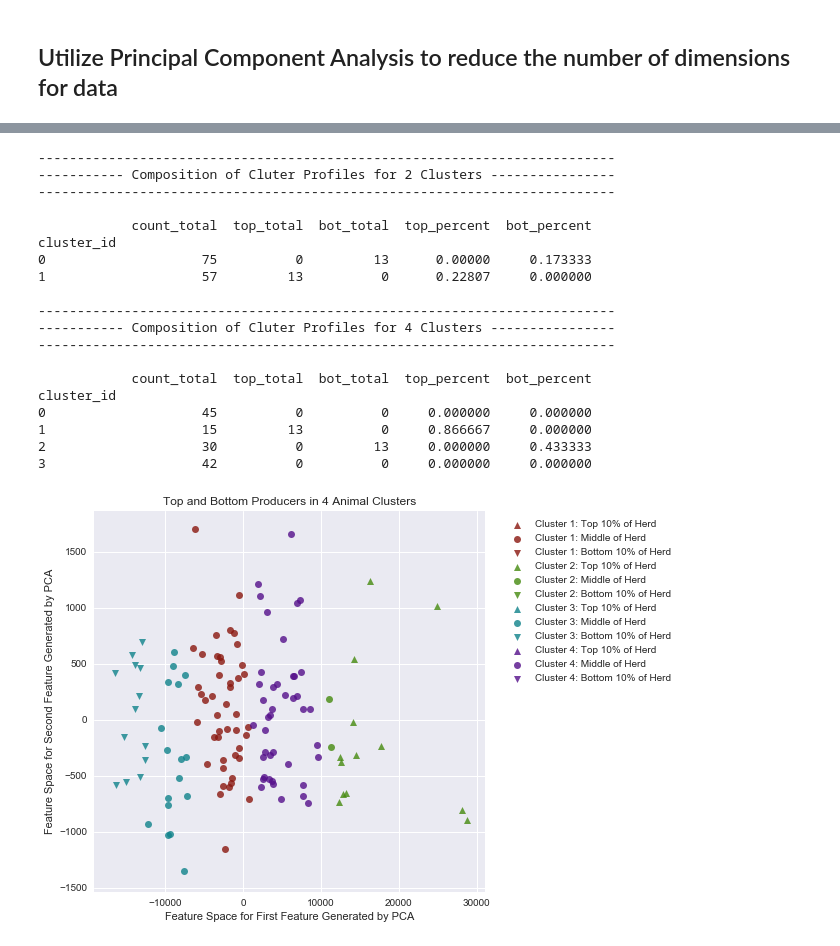
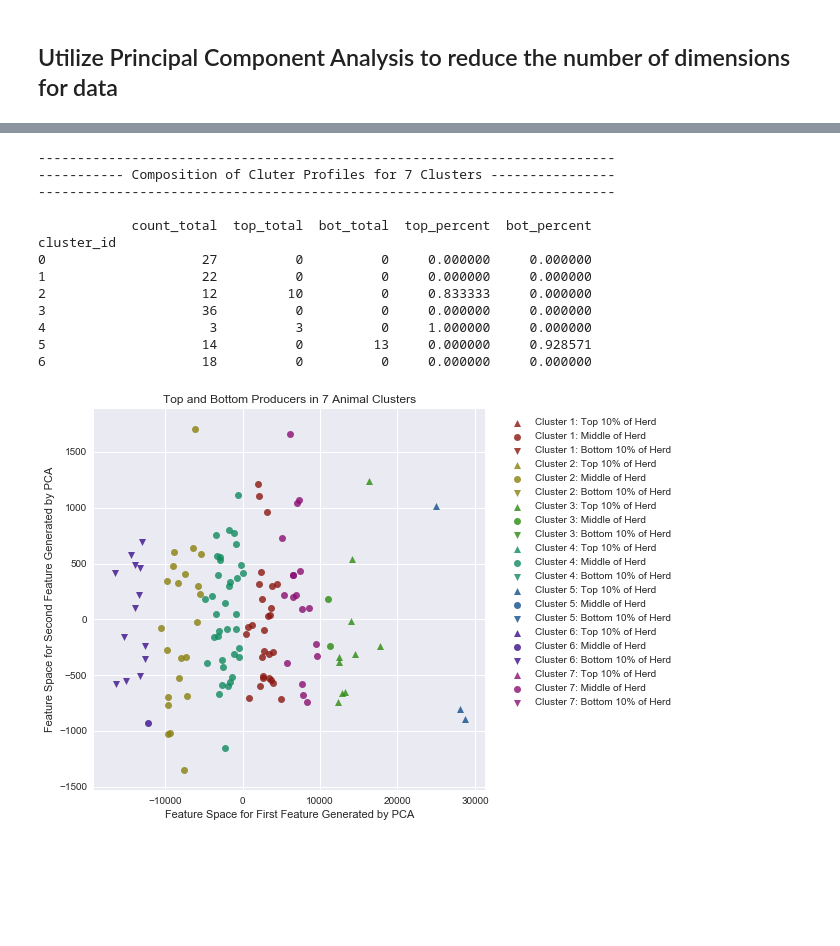
Before and after one commit to nachostorni094/happy-cows, a Jupyter notebook: notebooks/report-plot-generation/blog-plot-pca-and-kmeans-cluster-analysis.ipynb, the cells around one changed output, grey strips where cells are left out. Cells and saved outputs as stored; diff of their text form; code cells hidden in the pictures; blank space fills up the shorter version.

```diff
--- a/notebooks/report-plot-generation/blog-plot-pca-and-kmeans-cluster-analysis.ipynb
+++ b/notebooks/report-plot-generation/blog-plot-pca-and-kmeans-cluster-analysis.ipynb
@@ -234,8 +253,12 @@ conduct_silhouette_average_analysis(d.drop(axis=1, labels=['animal_id']),
 # %%
 from sklearn.decomposition import PCA
 
-def conduct_pca_and_kmeans_analysis(data, animal_ids, pca_components=2, n_clusters=3, filename="", hue='cluster_id'):
+def conduct_pca_and_kmeans_analysis(data, animal_ids, pca_components=2, n_clusters=3, filename="", hue='cluster_id', scaled=True):
     random_state = 25
+
+    if scaled:
+        data = StandardScaler().fit_transform(data)
+
     pca_components = PCA(n_components=pca_components, random_state=random_state).fit_transform(data)
     cluster_labels = KMeans(n_clusters=n_clusters, random_state=random_state).fit_predict(pca_components)
     print()
@@ -272,11 +295,12 @@ def generate_profile_results(assignments, top_ids=[], bottom_ids=[]):
     return pd.DataFrame(cluster_results)[columns].sort_values('cluster_id').set_index('cluster_id')
 # %%
 cluster_assigments = {}
-for cluster_count in [2]:
-    cluster_assigments[cluster_count] = conduct_pca_and_kmeans_analysis(data=d.drop(axis=1, labels=['animal_id']),
-                                                          animal_ids=d['animal_id'],
+for cluster_count in [7]:
+    cluster_assigments[cluster_count] = conduct_pca_and_kmeans_analysis(data=data.drop(axis=1, labels=['animal_id']),
+                                                          animal_ids=data['animal_id'],
                                                           pca_components=2,
                                                           n_clusters=cluster_count,
                                                           filename=f'kmeans-clusters-k-{cluster_count}.png',
-                                                          hue=None)
+                                                          hue=None,
+                                                          scaled=False)
 # %% [output]
@@ -295,24 +318,18 @@ for key, assignments in cluster_assigments.items():
     print(results)
 # %% [output]
 --------------------------------------------------------------------------
------------ Composition of Cluter Profiles for 2 Clusters ----------------
+----------- Composition of Cluter Profiles for 7 Clusters ----------------
 --------------------------------------------------------------------------
 
             count_total  top_total  bot_total  top_percent  bot_percent
 cluster_id
-0                    75          0         13      0.00000     0.173333
-1                    57         13          0      0.22807     0.000000
-
---------------------------------------------------------------------------
------------ Composition of Cluter Profiles for 4 Clusters ----------------
---------------------------------------------------------------------------
-
-            count_total  top_total  bot_total  top_percent  bot_percent
-cluster_id
-0                    45          0          0     0.000000     0.000000
-1                    15         13          0     0.866667     0.000000
-2                    30          0         13     0.000000     0.433333
-3                    42          0          0     0.000000     0.000000
+0                    27          0          0     0.000000     0.000000
+1                    22          0          0     0.000000     0.000000
+2                    12         10          0     0.833333     0.000000
+3                    36          0          0     0.000000     0.000000
+4                     3          3          0     1.000000     0.000000
+5                    14          0         13     0.000000     0.928571
+6                    18          0          0     0.000000     0.000000
 # %%
 def plot_top_and_bottom_producers_in_clusters(data, bot_ids, top_ids):
     fig, ax = plt.subplots(figsize=(7, 7))
@@ -356,9 +373,9 @@ def plot_top_and_bottom_producers_in_clusters(data, bot_ids, top_ids):
     save_plot_for_summary_report(f'top-and-bottom-producers-pca.png')
     plt.show()
 # %%
-for cluster_count in [4]:
+for cluster_count in [7]:
     plot_top_and_bottom_producers_in_clusters(data=cluster_assigments[cluster_count],
                                               bot_ids=bottom_producers['animal_id'],
                                               top_ids=top_producers['animal_id'])
 # %% [output]
-[figure, old version]
+[figure, new version]
```
Also changed, not shown: parts of 8 cells of this notebook, 2 other files.
